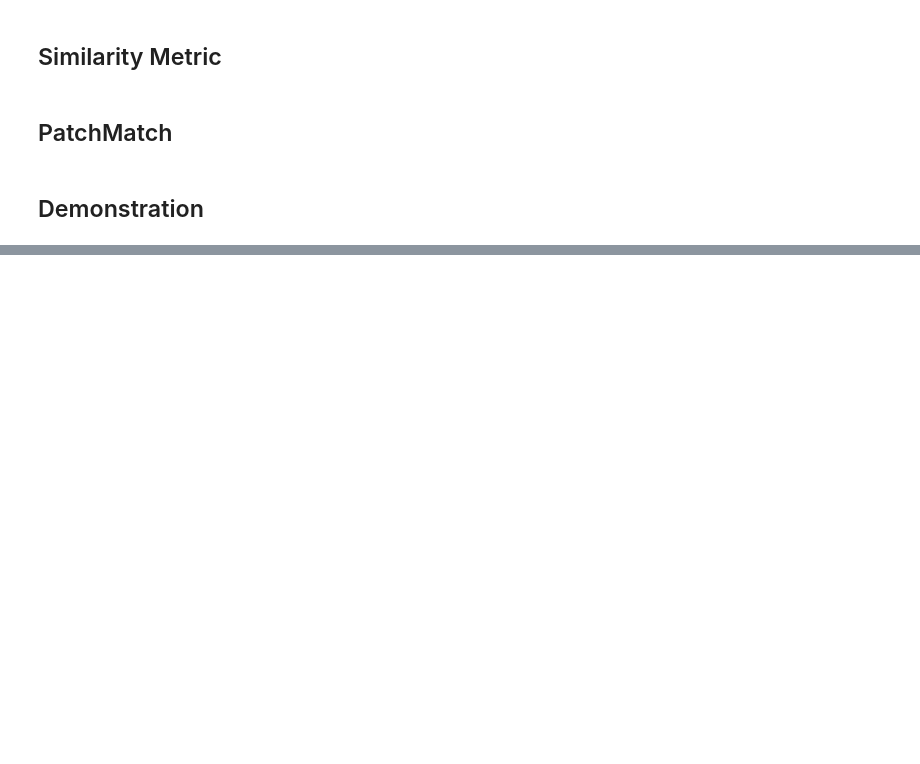
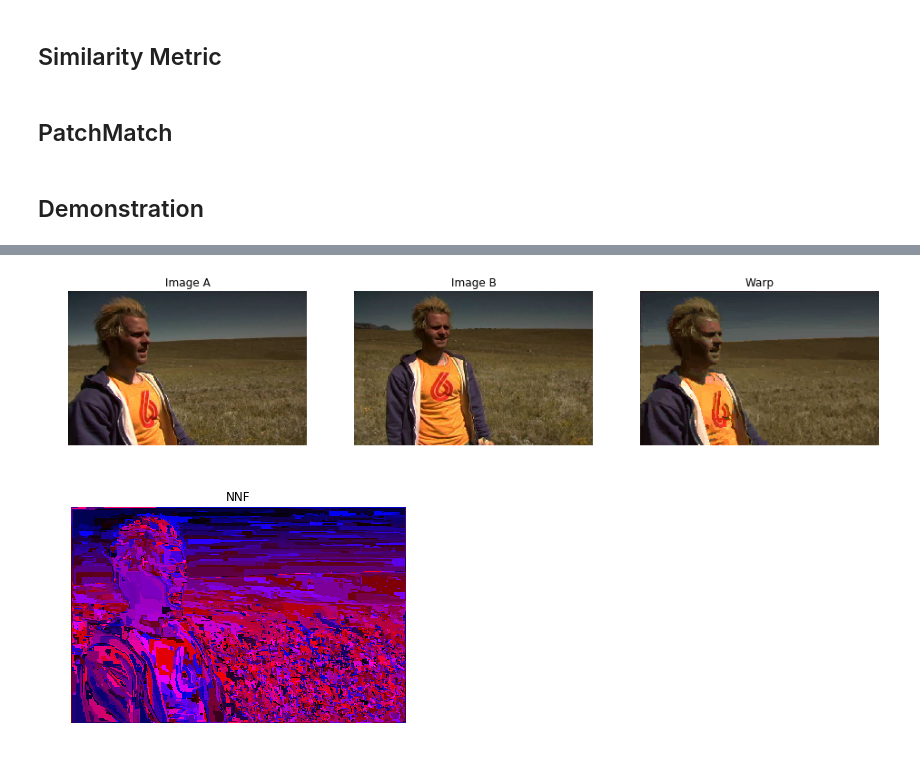
Before and after one commit to julienroyd/Pytorch-DeepImageAnalogy, a Jupyter notebook: PatchMatch-Pytorch.ipynb, the cells around one changed output, grey strips where cells are left out. Saved outputs shown, nothing was run; the diff lists cells and outputs as text; code cells hidden in the pictures; blank space fills up the shorter version.

```diff
--- a/PatchMatch-Pytorch.ipynb
+++ b/PatchMatch-Pytorch.ipynb
@@ -225,29 +231,35 @@ Row : 400
 Done!
 # %%
+# Reconverting NNF_ab to a ndarray of shape [heigth, width, channels]
+NNF = np.transpose(NNF_ab.numpy(), axes=(1,2,0))
+
 # Displays the original images and resulting Warp
 plt.figure(figsize=(16, 12))
 plt.subplot(131)
 plt.imshow(im1)
 plt.title("Image A")
 plt.axis("off")
 
 plt.subplot(132)
 plt.imshow(im2)
 plt.title("Image B")
 plt.axis("off")
 
 plt.subplot(133)
-plt.imshow(warp(im2, NNF))
+plt.imshow(im2[NNF[:,:,0], NNF[:,:,1], :])
 plt.title("Warp")
 plt.axis("off")
 plt.show()
 
 
 # Displays the NNF (mapping function)
 zer = np.zeros(shape=(NNF.shape[0], NNF.shape[1], 1), dtype=NNF.dtype)
 colorNNF = np.concatenate((np.expand_dims(NNF[:,:,0], 2), zer, np.expand_dims(NNF[:,:,1], 2)), axis=2)
 
 plt.imshow(colorNNF.astype(np.uint8))
 plt.title("NNF")
 plt.axis("off")
 plt.show()
+# %% [output]
+[figure, added]
+[figure, added]
```
Also changed, not shown: parts of 7 cells of this notebook.
